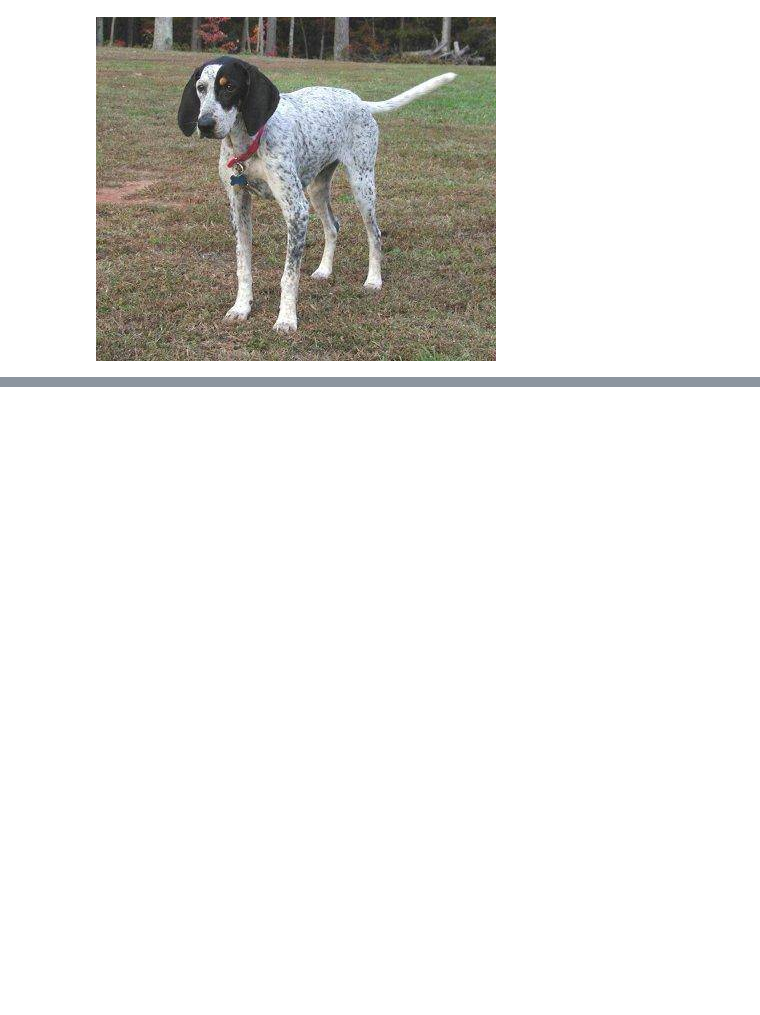
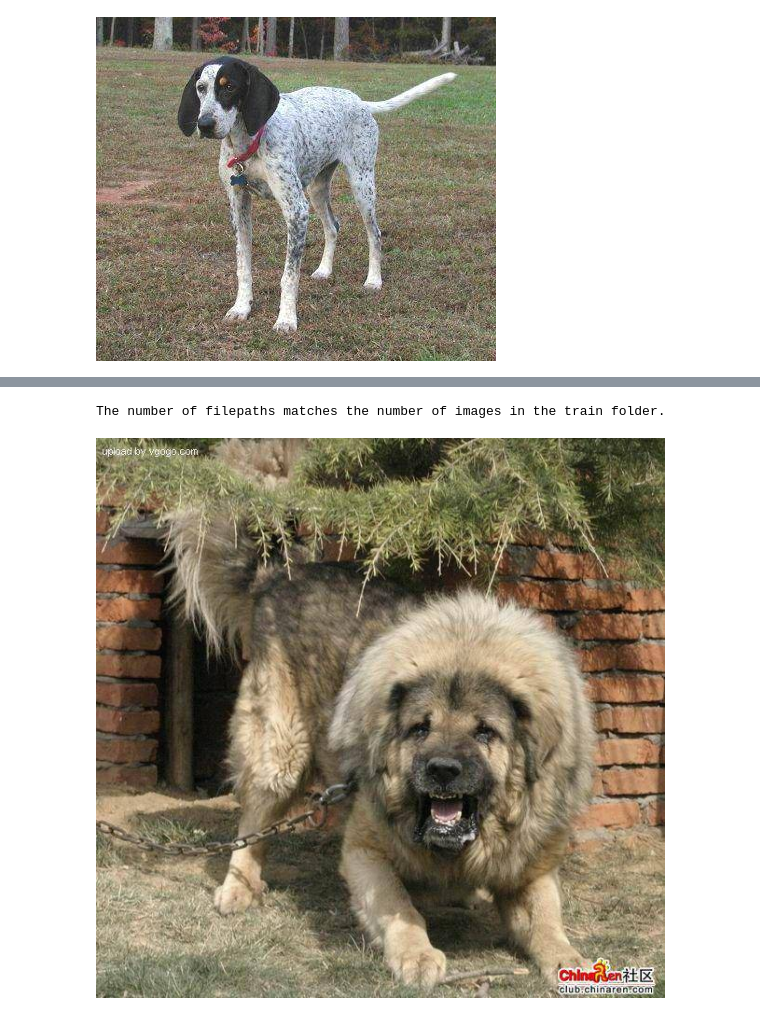
Before and after one commit to Kidist-c/MultiClassDogBreedClassification, a Jupyter notebook: notebook/dog_vision.ipynb, the cells around one changed output, grey strips where cells are left out. Drawn from its saved outputs; the diff is of its cells as text; code cells hidden in the pictures; blank space fills up the shorter version.

Commit message:
set filepaths

```diff
--- a/notebook/dog_vision.ipynb
+++ b/notebook/dog_vision.ipynb
@@ -93,0 +96,6 @@ display.Image("/content/drive/MyDrive/MultiClassDogBreedClassification/MultiClas
+# %%
+# create a fathnames from our labels dataframe
+filepaths = ["/content/drive/MyDrive/MultiClassDogBreedClassification/MultiClassDogBreedClassification/data/train/" + fname + ".jpg"
+             for fname in labels["id"]]
+# check the first 10 filepaths
+filepaths[:10]
@@ -93,0 +113,14 @@ display.Image("/content/drive/MyDrive/MultiClassDogBreedClassification/MultiClas
+# %%
+# check if the length of filepaths is the same as the length of actual images in the train folder
+import os
+if len(filepaths) == len(os.listdir("/content/drive/MyDrive/MultiClassDogBreedClassification/MultiClassDogBreedClassification/data/train")):
+    print("The number of filepaths matches the number of images in the train folder.")
+else:
+    print("The number of filepaths does not match the number of images in the train folder.")
+# %% [output]
+The number of filepaths matches the number of images in the train folder.
+# %%
+# let us check our filepaths
+display.Image(filepaths[9000])
+# %% [output]
+[figure, added]
```
Also changed, not shown: parts of 2 cells of this notebook.
